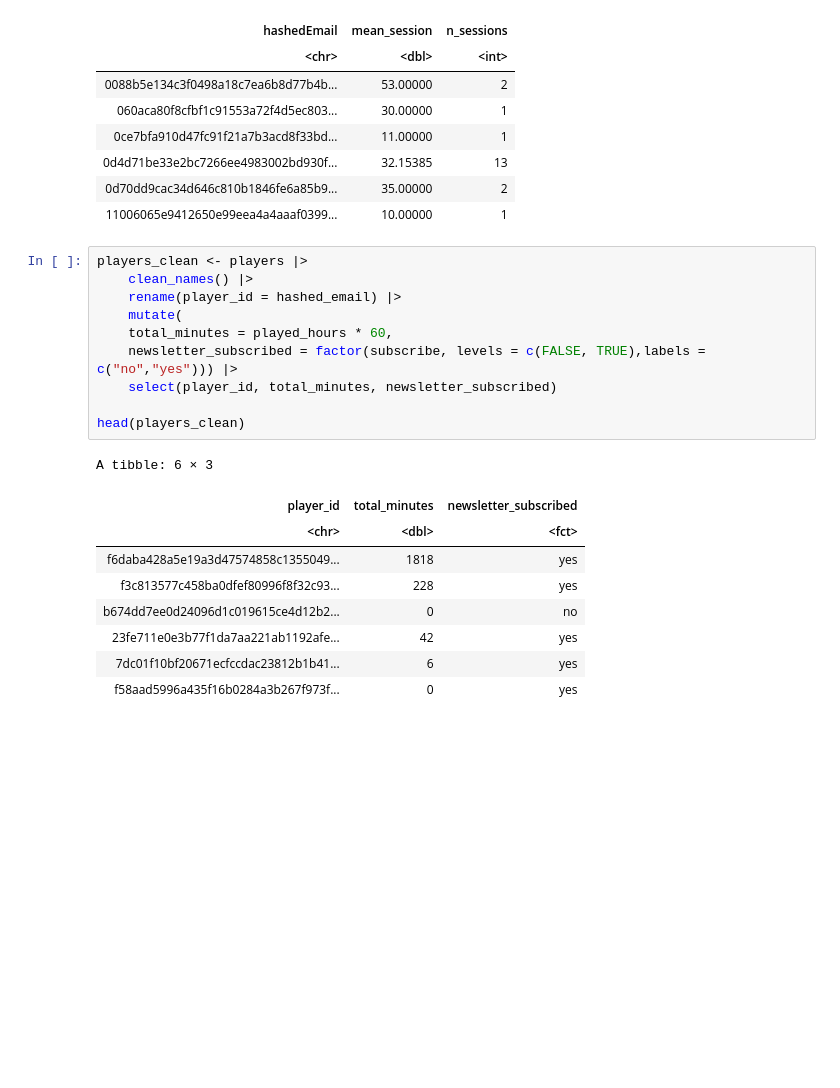
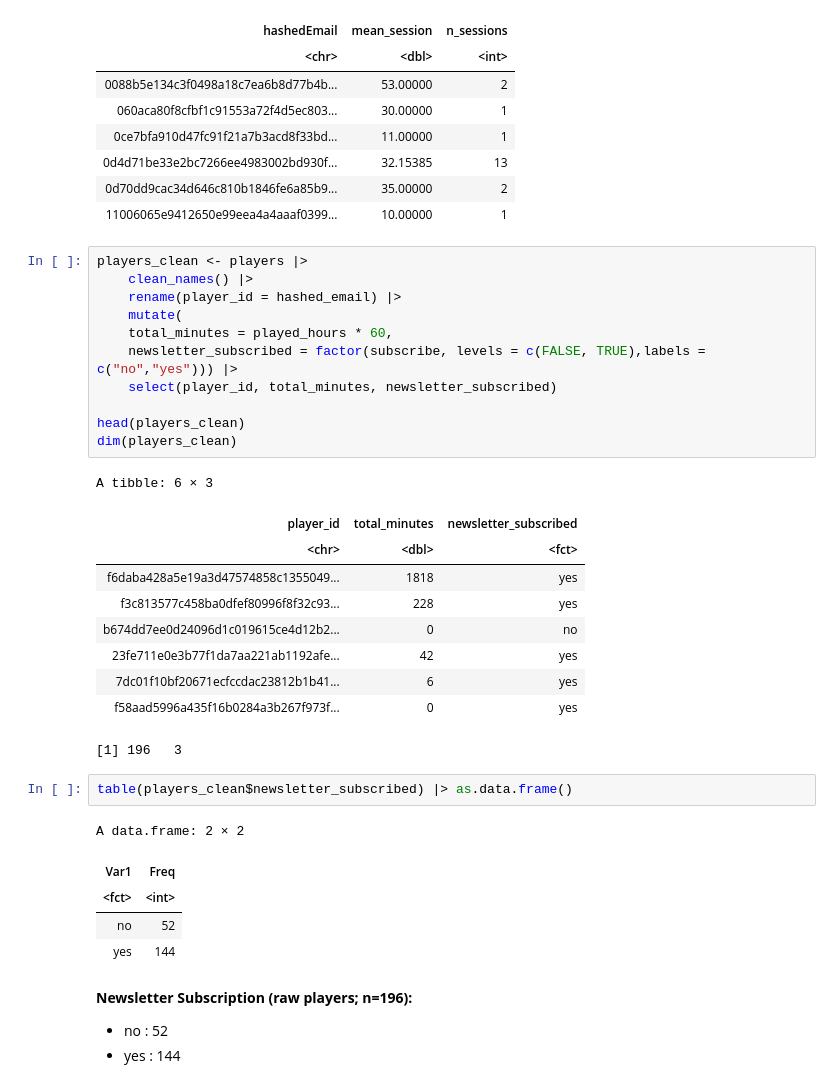
Before and after one commit to smirsham/DSCI-100-Project_Sina, a Jupyter notebook: Project_Code.ipynb, the cells around one changed output. Cells and saved outputs as stored; diff of their text form; blank space fills up the shorter version.

```diff
--- a/Project_Code.ipynb
+++ b/Project_Code.ipynb
@@ -148,6 +148,7 @@ players_clean <- players |>
     select(player_id, total_minutes, newsletter_subscribed)
 
 head(players_clean)
+dim(players_clean)
 # %% [output]
 A tibble: 6 × 3
 | player_id | total_minutes | newsletter_subscribed |
@@ -158,3 +159,16 @@ A tibble: 6 × 3
 | 23fe711e0e3b77f1da7aa221ab1192afe... | 42 | yes |
 | 7dc01f10bf20671ecfccdac23812b1b41... | 6 | yes |
 | f58aad5996a435f16b0284a3b267f973f... | 0 | yes |
+[1] 196   3
+# %%
+table(players_clean$newsletter_subscribed) |> as.data.frame()
+# %% [output]
+A data.frame: 2 × 2
+| Var1 | Freq |
+| <fct> | <int> |
+| no | 52 |
+| yes | 144 |
+# %% [markdown]
+**Newsletter Subscription (raw players; n=196):**
+- no  : 52
+- yes : 144
```
Also changed, not shown: parts of 6 cells of this notebook.
